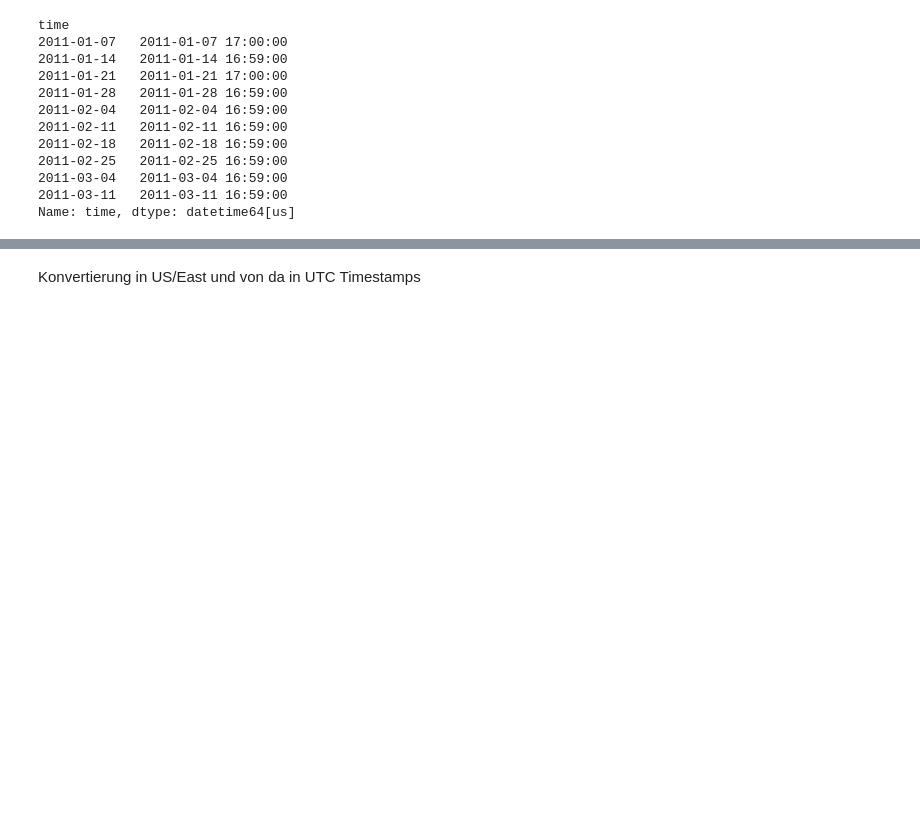
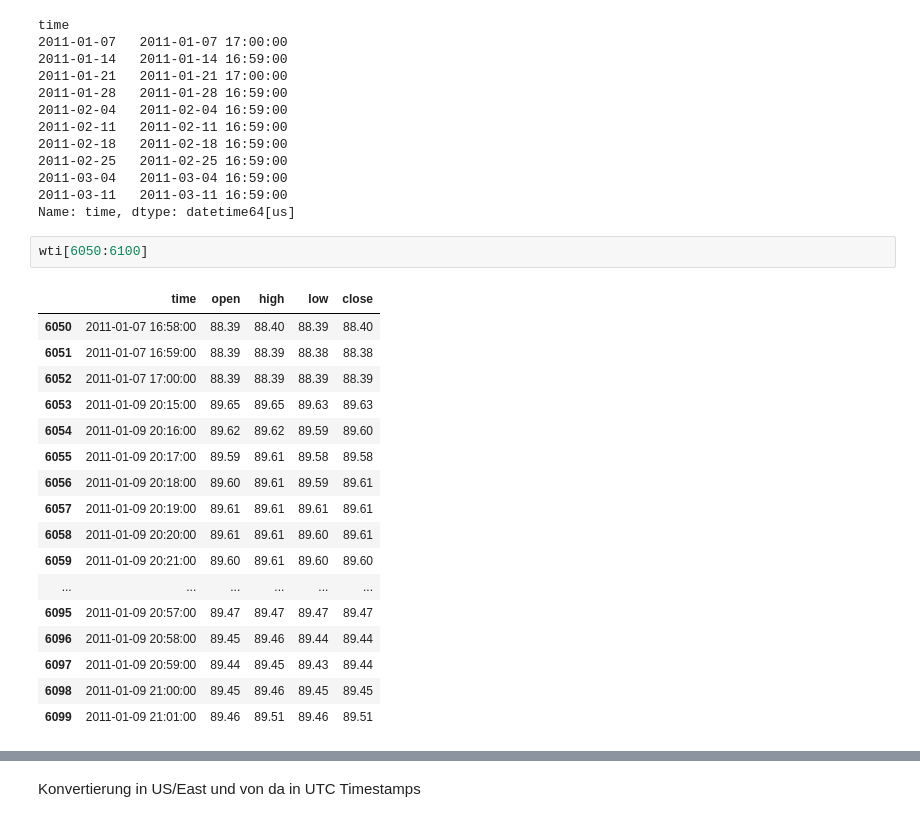
Before and after one commit to fstevener/trump_oil_analysis_v2, a Jupyter notebook: 01_notebooks/1.0_preprocessing_wti.ipynb, the cells around one changed output, grey strips where cells are left out. Saved outputs shown, nothing was run; the diff lists cells and outputs as text; blank space fills up the shorter version.

```diff
--- a/01_notebooks/1.0_preprocessing_wti.ipynb
+++ b/01_notebooks/1.0_preprocessing_wti.ipynb
@@ -77,3 +76,23 @@ time
 2011-03-04   2011-03-04 16:59:00
 2011-03-11   2011-03-11 16:59:00
 Name: time, dtype: datetime64[us]
+# %%
+wti[6050:6100]
+# %% [output]
+|  | time | open | high | low | close |
+| 6050 | 2011-01-07 16:58:00 | 88.39 | 88.40 | 88.39 | 88.40 |
+| 6051 | 2011-01-07 16:59:00 | 88.39 | 88.39 | 88.38 | 88.38 |
+| 6052 | 2011-01-07 17:00:00 | 88.39 | 88.39 | 88.39 | 88.39 |
+| 6053 | 2011-01-09 20:15:00 | 89.65 | 89.65 | 89.63 | 89.63 |
+| 6054 | 2011-01-09 20:16:00 | 89.62 | 89.62 | 89.59 | 89.60 |
+| 6055 | 2011-01-09 20:17:00 | 89.59 | 89.61 | 89.58 | 89.58 |
+| 6056 | 2011-01-09 20:18:00 | 89.60 | 89.61 | 89.59 | 89.61 |
+| 6057 | 2011-01-09 20:19:00 | 89.61 | 89.61 | 89.61 | 89.61 |
+| 6058 | 2011-01-09 20:20:00 | 89.61 | 89.61 | 89.60 | 89.61 |
+| 6059 | 2011-01-09 20:21:00 | 89.60 | 89.61 | 89.60 | 89.60 |
+| ... | ... | ... | ... | ... | ... |
+| 6095 | 2011-01-09 20:57:00 | 89.47 | 89.47 | 89.47 | 89.47 |
+| 6096 | 2011-01-09 20:58:00 | 89.45 | 89.46 | 89.44 | 89.44 |
+| 6097 | 2011-01-09 20:59:00 | 89.44 | 89.45 | 89.43 | 89.44 |
+| 6098 | 2011-01-09 21:00:00 | 89.45 | 89.46 | 89.45 | 89.45 |
+| 6099 | 2011-01-09 21:01:00 | 89.46 | 89.51 | 89.46 | 89.51 |
```
Also changed, not shown: parts of 10 cells of this notebook, 3 other files.
